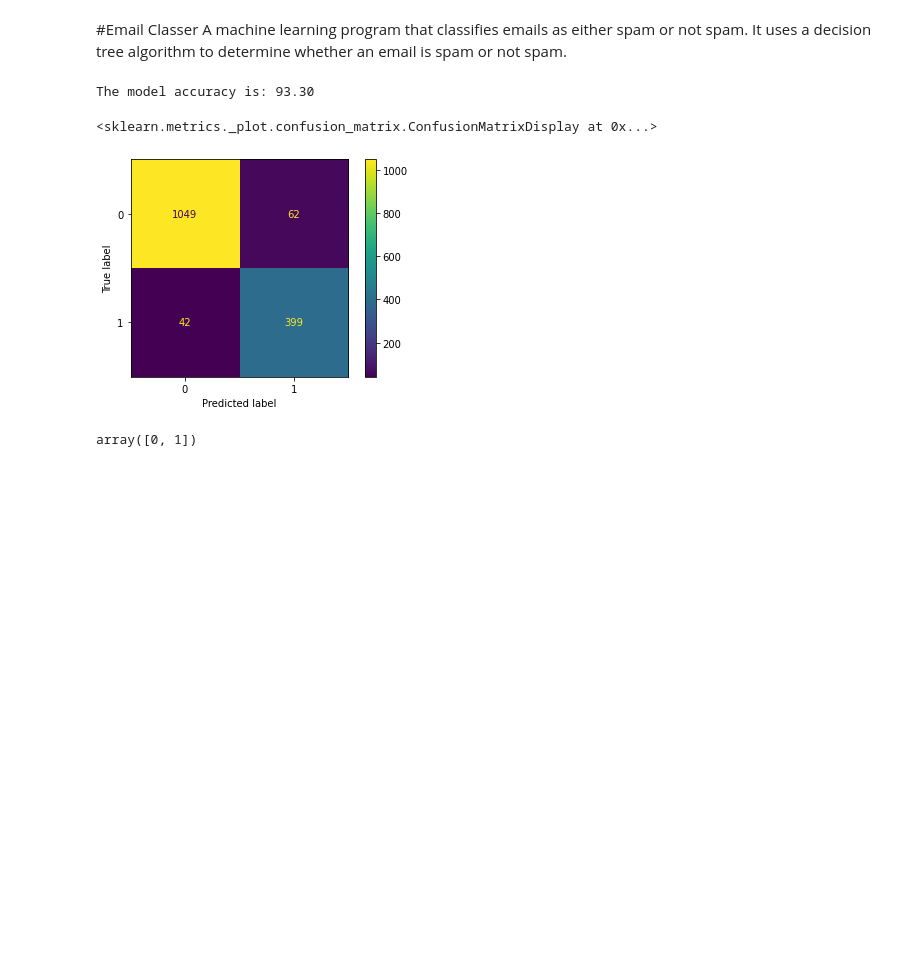
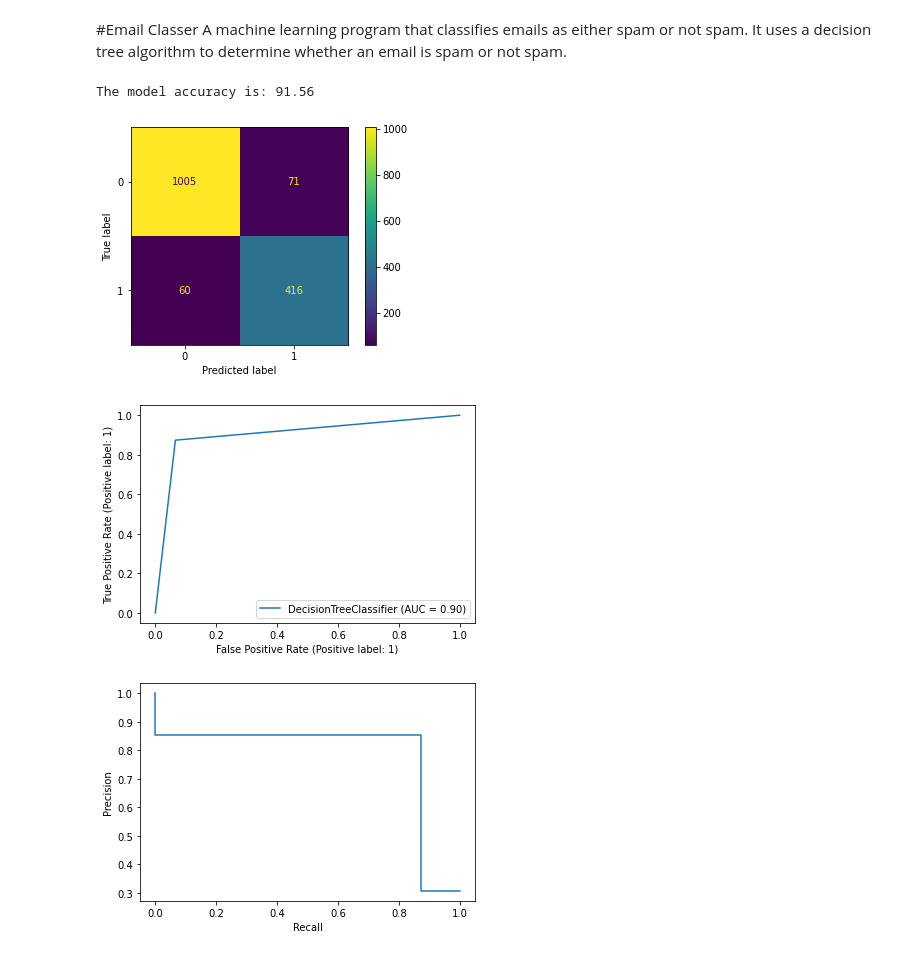
Before and after one commit to Ghatazhak/Capstone, a Jupyter notebook: emailclasser.ipynb, the cells around one changed output. Cells and saved outputs as stored; diff of their text form; code cells hidden in the pictures; blank space fills up the shorter version.

```diff
--- a/emailclasser.ipynb
+++ b/emailclasser.ipynb
@@ -6,52 +6,45 @@
 # %%
 from sklearn.metrics._plot.confusion_matrix import ConfusionMatrixDisplay
 import pandas as pd
-# from sklearn import metrics
+
 from sklearn.tree import DecisionTreeClassifier
 from sklearn.model_selection import train_test_split
-from sklearn.metrics import accuracy_score, confusion_matrix, det_curve
+from sklearn.metrics import accuracy_score, confusion_matrix, det_curve, DetCurveDisplay, RocCurveDisplay, precision_recall_curve, PrecisionRecallDisplay
 from pandas.plotting import scatter_matrix
 from matplotlib import pyplot
-
-
-
-
-
 
 email_df = pd.read_csv('https://raw.githubusercontent.com/Ghatazhak/Capstone/main/emails.csv')
 
 X = email_df.drop(columns=['Email No.','Prediction']) # Removed column one and the last column.
 y = email_df[['Prediction']] # Only keep the last column.
 X_train, X_test, y_train, y_test = train_test_split(X, y, test_size=0.3) # Split the data set for training and testing.
 
 ml_model = DecisionTreeClassifier() # Decision Tree Algorithm model
 ml_model.fit(X_train.values, y_train.values) # train the decision tree model.
 
 predictions = ml_model.predict(X_test.values) # Run the test data through the model
 accuracy = accuracy_score(y_test, predictions) # Checking predictions of model
 
 print('The model accuracy is: %5.2f' %(accuracy * 100))
 
 # Confusion Matrix Implementation
 cm = confusion_matrix(y_test, predictions)
 disp = ConfusionMatrixDisplay(confusion_matrix=cm)
 disp.plot()
 
+# RocCurve Implementation
+disp = RocCurveDisplay.from_estimator(ml_model, X_test.values, y_test.values)
 
-# scatter_matrix(y_t)
-# y_t.hist()
-# pyplot.show()
+# Precision_recall_curve inmplementation
+precision, recall, _ = precision_recall_curve(y_test, predictions)
+disp_prec_recall = PrecisionRecallDisplay(precision=precision, recall=recall)
+disp_prec_recall.plot()
+
+pyplot.show()
 # %% [output]
-The model accuracy is: 93.30
+The model accuracy is: 91.56
-<sklearn.metrics._plot.confusion_matrix.ConfusionMatrixDisplay at 0x...>
-[figure, old version]
+[figure, new version]
+[figure, added]
+[figure, added]
-# %%
-# Det Curve Implementation
-fpr, fnr, thresholds = det_curve(y_te, predictions)
-fpr
-fnr
-thresholds
-# %% [output]
-array([0, 1])
 # %% [markdown]
 # How to test emails manually
```
Also changed, not shown: parts of 1 cell of this notebook.
